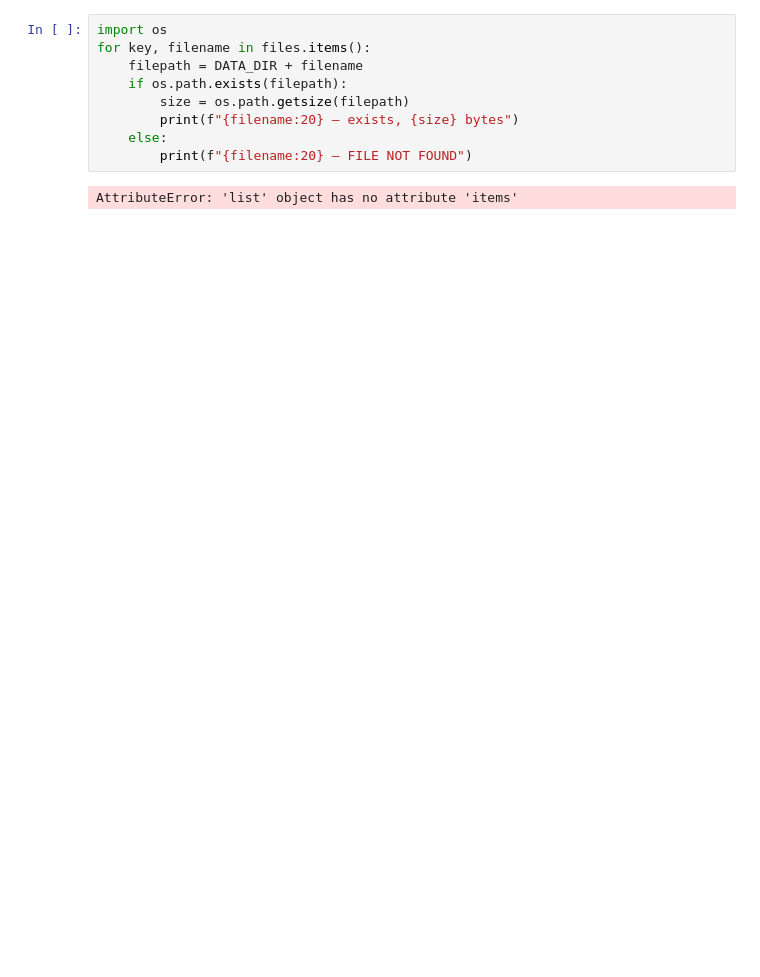
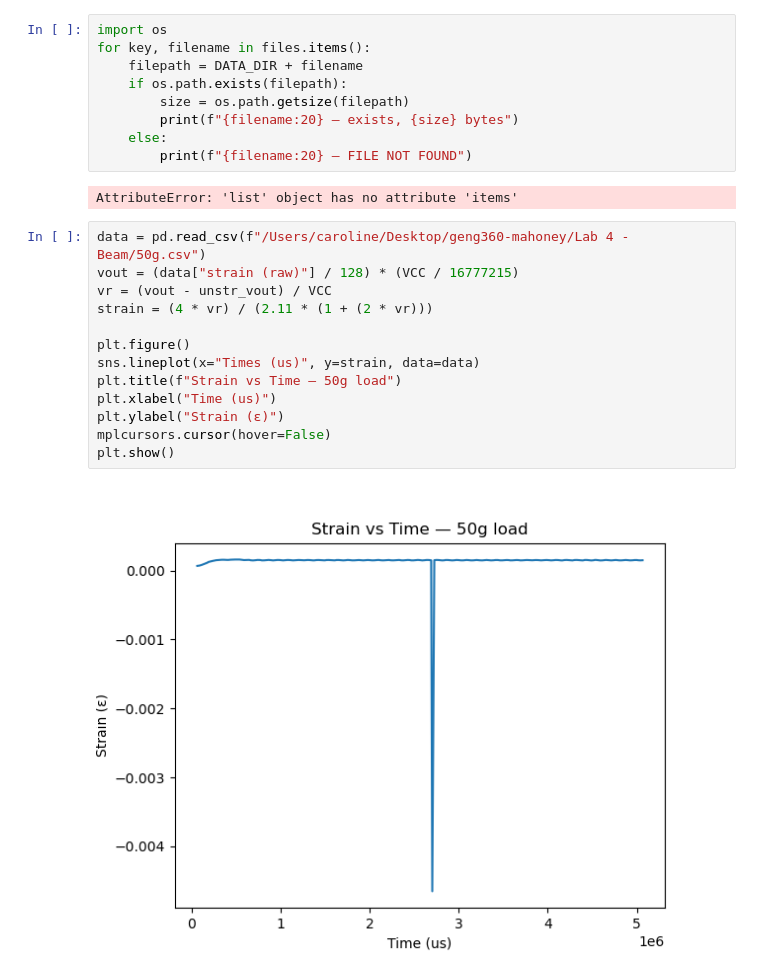
Before and after one commit to cmahoneyy/geng360-mahoney, a Jupyter notebook: Lab 4 - Beam/strain_code.ipynb, the cells around one changed output. Saved outputs shown, nothing was run; the diff lists cells and outputs as text; blank space fills up the shorter version.

```diff
--- a/Lab 4 - Beam/strain_code.ipynb
+++ b/Lab 4 - Beam/strain_code.ipynb
@@ -105,3 +89,18 @@ for key, filename in files.items():
         print(f"{filename:20} — FILE NOT FOUND")
 # %% [output]
 AttributeError: 'list' object has no attribute 'items'
+# %%
+data = pd.read_csv(f"/Users/caroline/Desktop/geng360-mahoney/Lab 4 - Beam/50g.csv")
+vout = (data["strain (raw)"] / 128) * (VCC / 16777215)
+vr = (vout - unstr_vout) / VCC
+strain = (4 * vr) / (2.11 * (1 + (2 * vr)))
+
+plt.figure()
+sns.lineplot(x="Times (us)", y=strain, data=data)
+plt.title(f"Strain vs Time — 50g load")
+plt.xlabel("Time (us)")
+plt.ylabel("Strain (ε)")
+mplcursors.cursor(hover=False)
+plt.show()
+# %% [output]
+[figure, added]
```
Also changed, not shown: parts of 1 cell of this notebook, 2 other files.
